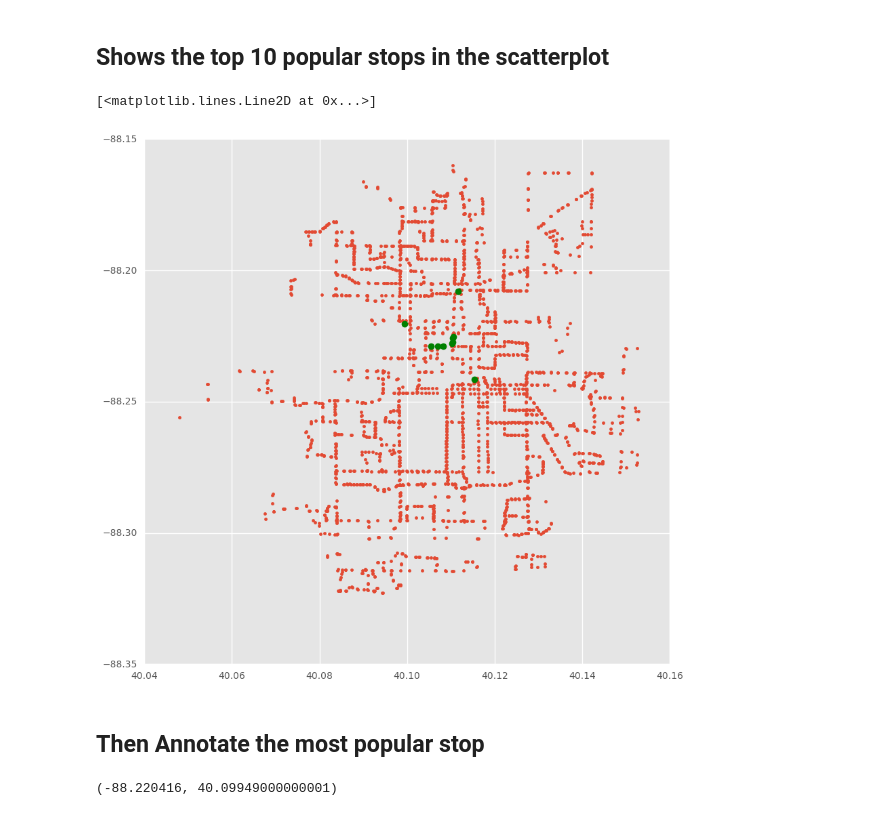
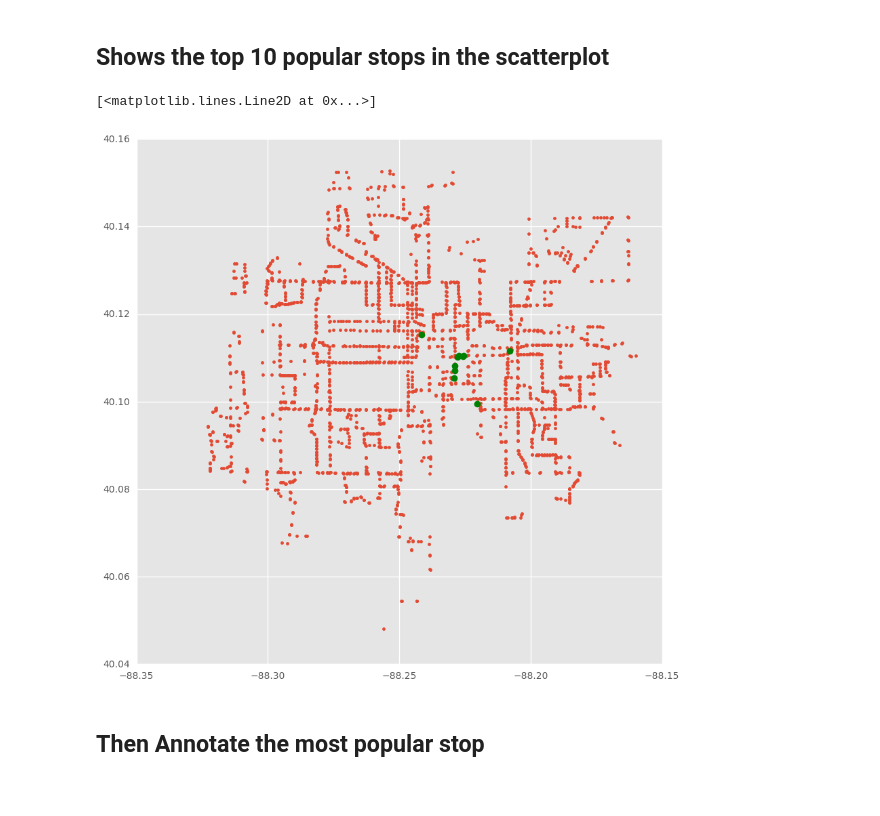
Before and after one commit to UIUC-iSchool-DataViz/project-spring2017, a Jupyter notebook: part1/P1Q2 Stops (20170409).ipynb, the cells around one changed output. Drawn from its saved outputs; the diff is of its cells as text; code cells hidden in the pictures.

```diff
--- a/part1/P1Q2 Stops (20170409).ipynb
+++ b/part1/P1Q2 Stops (20170409).ipynb
@@ -249,19 +254,12 @@ plt.title("Top 10 stops that in most trips")
 # %%
 plt.rcParams["figure.figsize"] = (10, 10)
 fig=plt.figure()
 ax1=fig.add_subplot(111)
 #legend
-ax1.plot(data["stops"]["stop_lat"],data["stops"]["stop_lon"],".")
-ax1.plot(top10data["stop_lat"],top10data["stop_lon"],"go")
+ax1.plot(data["stops"]["stop_lon"],data["stops"]["stop_lat"],".")
+ax1.plot(top10data["stop_lon"],top10data["stop_lat"],"go")
 # %% [output]
 [<matplotlib.lines.Line2D at 0x...>]
-[figure, old version]
+[figure, new version]
 # %% [markdown]
 ## Then Annotate the most popular stop
-# %%
-top_one=dict(Counter(word_counts).most_common(1))
-stop_name=get_stop_name("PAR:2")
-lon=get_stop_latlon("PAR:2")
-lon
-# %% [output]
-(-88.220416, 40.09949000000001)
```
Also changed, not shown: parts of 13 cells of this notebook.
